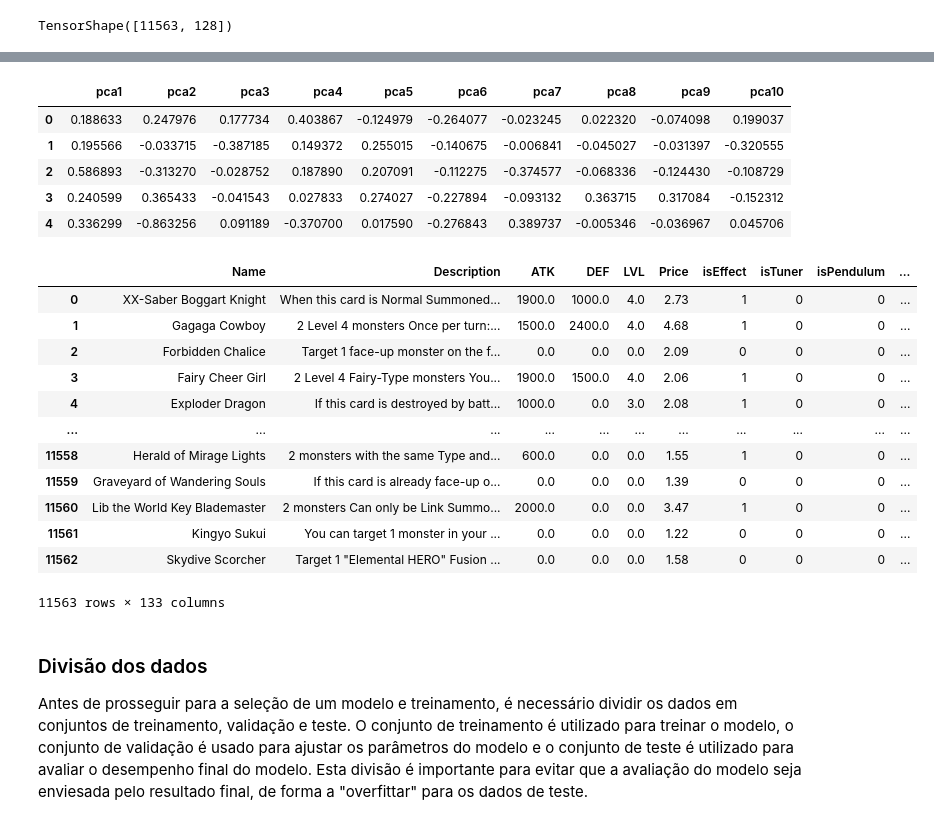
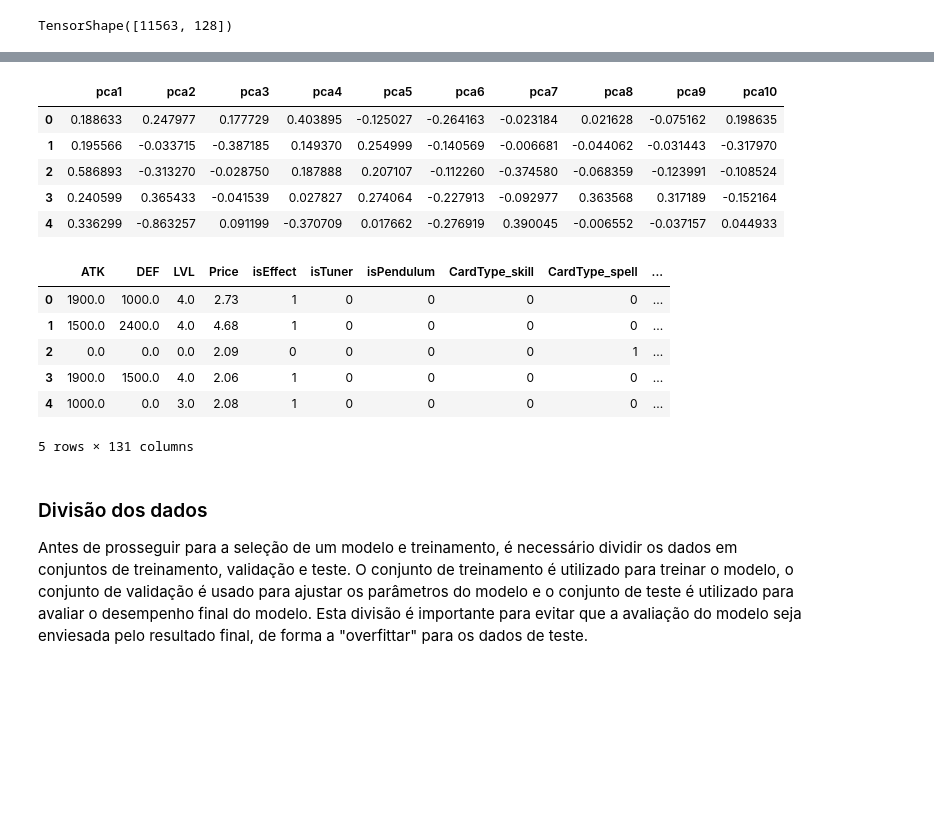
Before and after one commit to Marcompp/MachineLearningFinal, a Jupyter notebook: Relatorio-Final.ipynb, the cells around one changed output, grey strips where cells are left out. Saved outputs shown, nothing was run; the diff lists cells and outputs as text; code cells hidden in the pictures; blank space fills up the shorter version.

Commit message:
Continuando projeto
Parei na parte de criar o modelo e fazer os testes. Divisão dos dados finalizada

```diff
--- a/Relatorio-Final.ipynb
+++ b/Relatorio-Final.ipynb
@@ -230,3 +234,7 @@ memory usage: 997.9 KB
 ### Pré-processamento dos dados
 
 Agora que temos um dataset limpo, a ideia é realizar um pré-processamento desses dados. Nesta etapa, os dados são transformados em uma forma adequada para serem utilizados pelos modelos de Machine Learning. Isso pode envolver a normalização ou padronização das variáveis, a codificação de variáveis categóricas, a redução de dimensionalidade e outras técnicas de preparação dos dados.
+# %%
+df = pd.read_csv("dbs/yugi_db_cleaned.csv", index_col=0)
+
+df.head()
@@ -236,7 +251,10 @@ model_data = df.copy()
 #### Tratando variáveis nominais
 # %%
 dummies_data = pd.get_dummies(model_data[categoric_card_caracteristics], drop_first=True)
-model_data = model_data[text_card_caracteristics].join(model_data[numeric_card_caracteristics]).join(model_data[boolean_card_caracteristics]).join(dummies_data)
+model_data = model_data[text_card_caracteristics] \
+                .join(model_data[numeric_card_caracteristics]) \
+                .join(model_data[boolean_card_caracteristics]) \
+                .join(dummies_data)
 # %%
 model_data.head()
 # %% [output]
@@ -253,8 +271,7 @@ model_data.head()
 A informação da descrição ("Description") das cartas, apesar de ser um texto complexo e não apenas uma variável categórica ou numérica, ainda pode ser transformado em informação útil para o modelo. A solução é utilizar um modelo pré-treinado do Keras para obter um vetor numérico a partir das palavras da descrição. Com este vetor, é possível realizar uma decomposição conhecida com *Principal Component Analysis* (ou *PCA*), reduzindo este vetor à apenas 5 números, que serão passados como parâmetros para o modelo de regressão.
 # %%
 import tensorflow_hub as hub
+import tensorflow as tf
 from sklearn.decomposition import PCA
 
-text_emb_model = hub.KerasLayer("https://tfhub.dev/google/nnlm-en-dim128/2")
-
-df_emb = df.copy()
+text_emb_model = hub.KerasLayer("http://tfhub.dev/google/nnlm-en-dim128/2", input_shape=[], dtype=tf.string)
@@ -287,29 +294,24 @@ df_pca = pd.DataFrame(pca_DF, columns=['pca1', 'pca2','pca3','pca4','pca5', 'pca
 df_pca.head()
 # %% [output]
 |  | pca1 | pca2 | pca3 | pca4 | pca5 | pca6 | pca7 | pca8 | pca9 | pca10 |
-| 0 | 0.188633 | 0.247976 | 0.177734 | 0.403867 | -0.124979 | -0.264077 | -0.023245 | 0.022320 | -0.074098 | 0.199037 |
-| 1 | 0.195566 | -0.033715 | -0.387185 | 0.149372 | 0.255015 | -0.140675 | -0.006841 | -0.045027 | -0.031397 | -0.320555 |
-| 2 | 0.586893 | -0.313270 | -0.028752 | 0.187890 | 0.207091 | -0.112275 | -0.374577 | -0.068336 | -0.124430 | -0.108729 |
-| 3 | 0.240599 | 0.365433 | -0.041543 | 0.027833 | 0.274027 | -0.227894 | -0.093132 | 0.363715 | 0.317084 | -0.152312 |
-| 4 | 0.336299 | -0.863256 | 0.091189 | -0.370700 | 0.017590 | -0.276843 | 0.389737 | -0.005346 | -0.036967 | 0.045706 |
+| 0 | 0.188633 | 0.247977 | 0.177729 | 0.403895 | -0.125027 | -0.264163 | -0.023184 | 0.021628 | -0.075162 | 0.198635 |
+| 1 | 0.195566 | -0.033715 | -0.387185 | 0.149370 | 0.254999 | -0.140569 | -0.006681 | -0.044062 | -0.031443 | -0.317970 |
+| 2 | 0.586893 | -0.313270 | -0.028750 | 0.187888 | 0.207107 | -0.112260 | -0.374580 | -0.068359 | -0.123991 | -0.108524 |
+| 3 | 0.240599 | 0.365433 | -0.041539 | 0.027827 | 0.274064 | -0.227913 | -0.092977 | 0.363568 | 0.317189 | -0.152164 |
+| 4 | 0.336299 | -0.863257 | 0.091199 | -0.370709 | 0.017662 | -0.276919 | 0.390045 | -0.006552 | -0.037157 | 0.044933 |
 # %%
 model_data.reset_index(drop=True, inplace=True)
 model_data = model_data.join(df_pca)
-model_data
+model_data.drop(columns=["Name", "Description"], inplace=True)
+model_data.head()
 # %% [output]
-|  | Name | Description | ATK | DEF | LVL | Price | isEffect | isTuner | isPendulum | ... |
-| 0 | XX-Saber Boggart Knight | When this card is Normal Summoned... | 1900.0 | 1000.0 | 4.0 | 2.73 | 1 | 0 | 0 | ... |
-| 1 | Gagaga Cowboy | 2 Level 4 monsters Once per turn:... | 1500.0 | 2400.0 | 4.0 | 4.68 | 1 | 0 | 0 | ... |
-| 2 | Forbidden Chalice | Target 1 face-up monster on the f... | 0.0 | 0.0 | 0.0 | 2.09 | 0 | 0 | 0 | ... |
-| 3 | Fairy Cheer Girl | 2 Level 4 Fairy-Type monsters You... | 1900.0 | 1500.0 | 4.0 | 2.06 | 1 | 0 | 0 | ... |
-| 4 | Exploder Dragon | If this card is destroyed by batt... | 1000.0 | 0.0 | 3.0 | 2.08 | 1 | 0 | 0 | ... |
-| ... | ... | ... | ... | ... | ... | ... | ... | ... | ... | ... |
-| 11558 | Herald of Mirage Lights | 2 monsters with the same Type and... | 600.0 | 0.0 | 0.0 | 1.55 | 1 | 0 | 0 | ... |
-| 11559 | Graveyard of Wandering Souls | If this card is already face-up o... | 0.0 | 0.0 | 0.0 | 1.39 | 0 | 0 | 0 | ... |
-| 11560 | Lib the World Key Blademaster | 2 monsters Can only be Link Summo... | 2000.0 | 0.0 | 0.0 | 3.47 | 1 | 0 | 0 | ... |
-| 11561 | Kingyo Sukui | You can target 1 monster in your ... | 0.0 | 0.0 | 0.0 | 1.22 | 0 | 0 | 0 | ... |
-| 11562 | Skydive Scorcher | Target 1 "Elemental HERO" Fusion ... | 0.0 | 0.0 | 0.0 | 1.58 | 0 | 0 | 0 | ... |
+|  | ATK | DEF | LVL | Price | isEffect | isTuner | isPendulum | CardType_skill | CardType_spell | ... |
+| 0 | 1900.0 | 1000.0 | 4.0 | 2.73 | 1 | 0 | 0 | 0 | 0 | ... |
+| 1 | 1500.0 | 2400.0 | 4.0 | 4.68 | 1 | 0 | 0 | 0 | 0 | ... |
+| 2 | 0.0 | 0.0 | 0.0 | 2.09 | 0 | 0 | 0 | 0 | 1 | ... |
+| 3 | 1900.0 | 1500.0 | 4.0 | 2.06 | 1 | 0 | 0 | 0 | 0 | ... |
+| 4 | 1000.0 | 0.0 | 3.0 | 2.08 | 1 | 0 | 0 | 0 | 0 | ... |
-11563 rows × 133 columns
+5 rows × 131 columns
 # %% [markdown]
 ### Divisão dos dados
 
```
Also changed, not shown: parts of 18 cells of this notebook, 1 other file.
